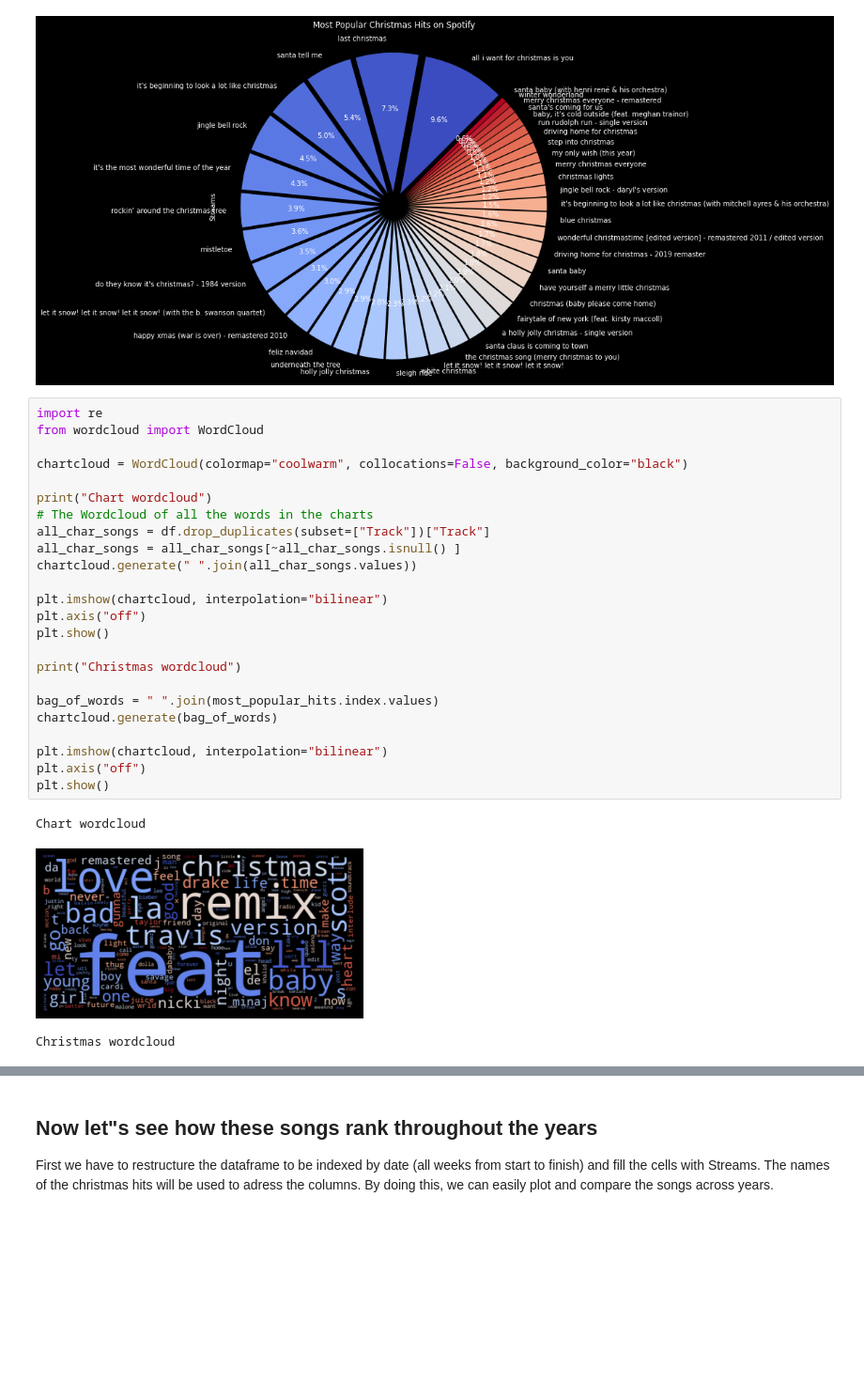
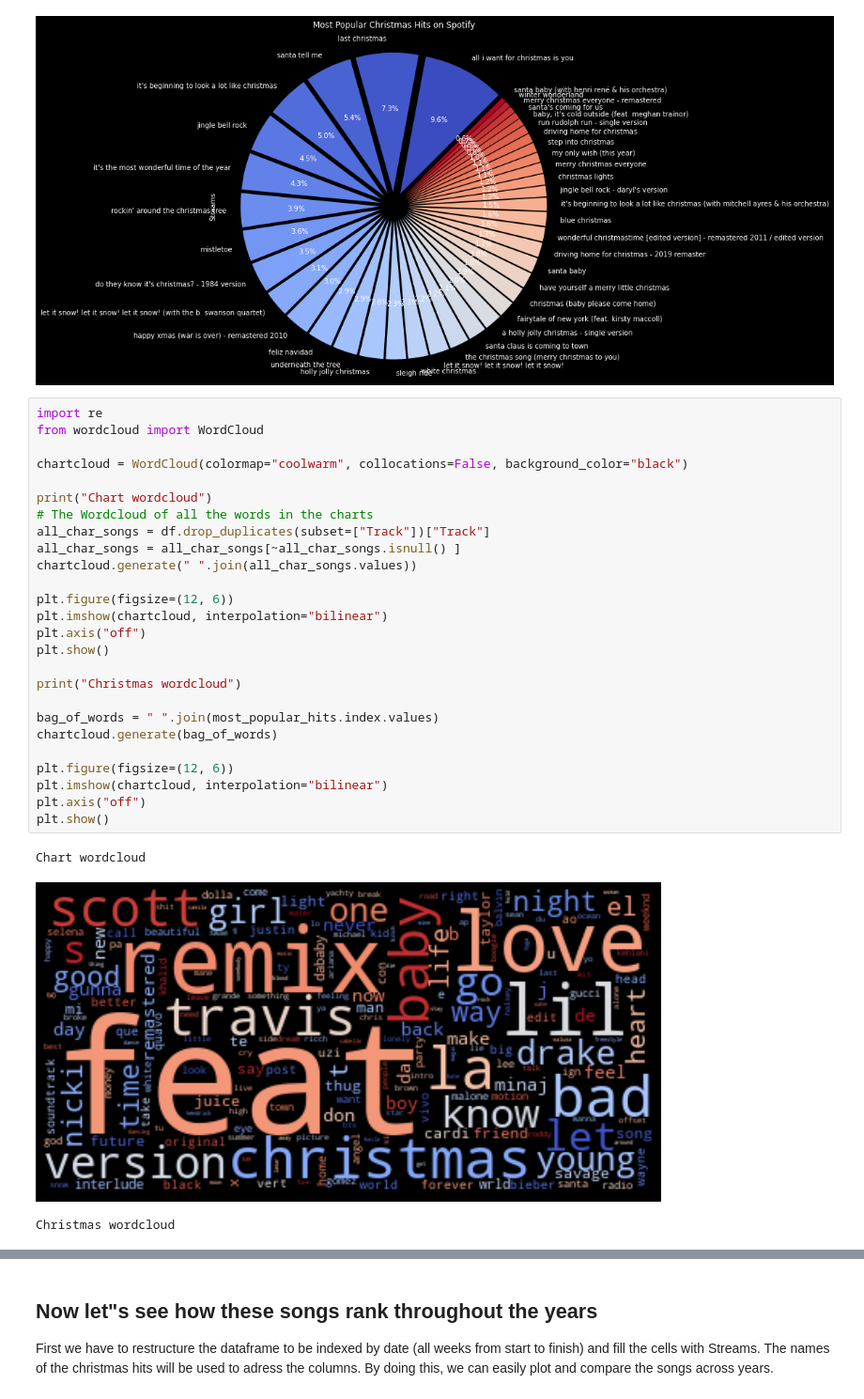
Before and after one commit to missing-user/christmasPredictor, a Jupyter notebook: index.ipynb, the cells around one changed output, grey strips where cells are left out. Shown at 94% size. Drawn from its saved outputs; the diff is of its cells as text; blank space fills up the shorter version.

```diff
--- a/index.ipynb
+++ b/index.ipynb
@@ -69,28 +69,30 @@ most_popular_hits.plot(kind="pie", figsize=(9,10), y="Streams", legend=False,
 # %%
 import re
 from wordcloud import WordCloud
 
 chartcloud = WordCloud(colormap="coolwarm", collocations=False, background_color="black")
 
 print("Chart wordcloud")
 # The Wordcloud of all the words in the charts
 all_char_songs = df.drop_duplicates(subset=["Track"])["Track"]
 all_char_songs = all_char_songs[~all_char_songs.isnull() ]
 chartcloud.generate(" ".join(all_char_songs.values))
 
+plt.figure(figsize=(12, 6))
 plt.imshow(chartcloud, interpolation="bilinear")
 plt.axis("off")
 plt.show()
 
 print("Christmas wordcloud")
 
 bag_of_words = " ".join(most_popular_hits.index.values)
 chartcloud.generate(bag_of_words)
 
+plt.figure(figsize=(12, 6))
 plt.imshow(chartcloud, interpolation="bilinear")
 plt.axis("off")
 plt.show()
 # %% [output]
 Chart wordcloud
-[figure, old version]
+[figure, new version]
 Christmas wordcloud
```
Also changed, not shown: parts of 2 cells of this notebook.
